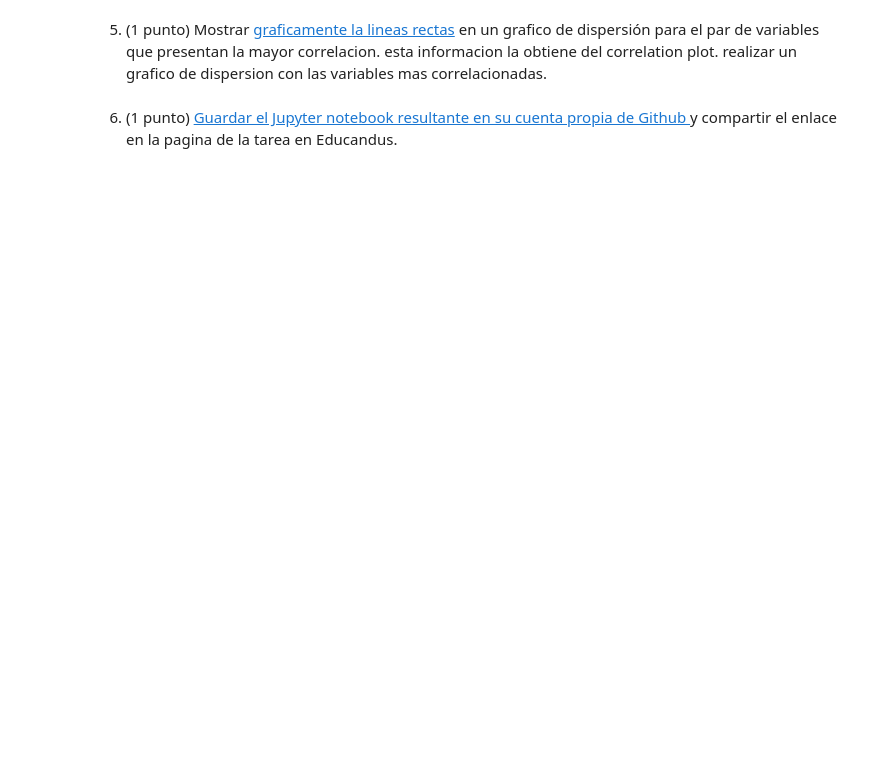
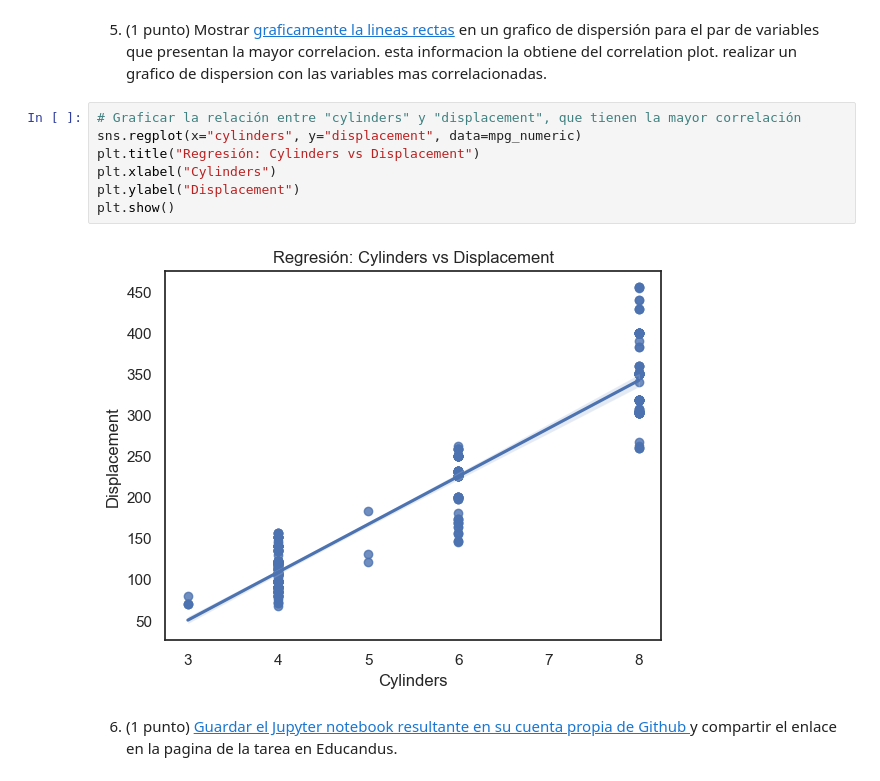
Before and after one commit to LilBeast999/Tarea_Regresion_Lineal, a Jupyter notebook: S07-Linear-Models/Tarea_regresion_lineal.ipynb, the cells around one changed output. Cells and saved outputs as stored; diff of their text form; blank space fills up the shorter version.

```diff
--- a/S07-Linear-Models/Tarea_regresion_lineal.ipynb
+++ b/S07-Linear-Models/Tarea_regresion_lineal.ipynb
@@ -81,4 +134,13 @@ Coeficiente para horsepower: -0.16259724322918453
 # %% [markdown]
 5) (1 punto) Mostrar [graficamente la lineas rectas](https://seaborn.pydata.org/tutorial/regression.html) en un grafico de dispersión para el par de variables que presentan la mayor correlacion. esta informacion la obtiene del correlation plot. realizar un grafico de dispersion con las variables mas correlacionadas.
+# %%
+# Graficar la relación entre "cylinders" y "displacement", que tienen la mayor correlación
+sns.regplot(x="cylinders", y="displacement", data=mpg_numeric)
+plt.title("Regresión: Cylinders vs Displacement")
+plt.xlabel("Cylinders")
+plt.ylabel("Displacement")
+plt.show()
+# %% [output]
+[figure, added]
 # %% [markdown]
 6) (1 punto) [Guardar el Jupyter notebook resultante en su cuenta propia de Github ](https://bebi103a.github.io/lessons/02/git_with_colab.html) y compartir el enlace en la pagina de la tarea en Educandus.
```
Also changed, not shown: parts of 3 cells of this notebook.
